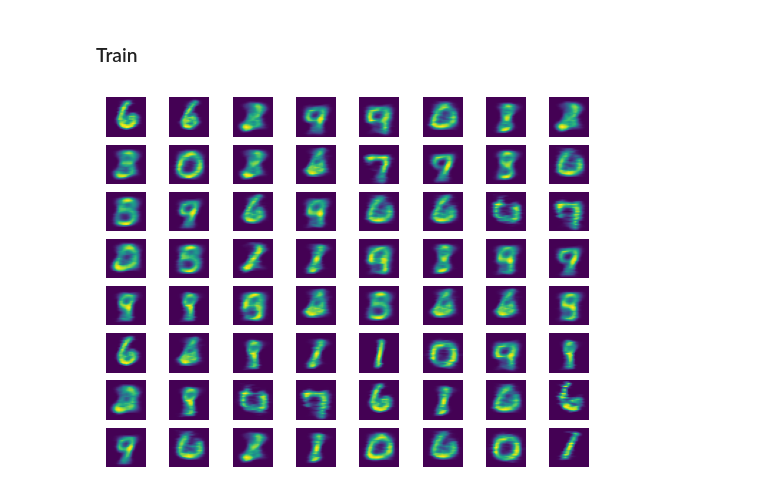
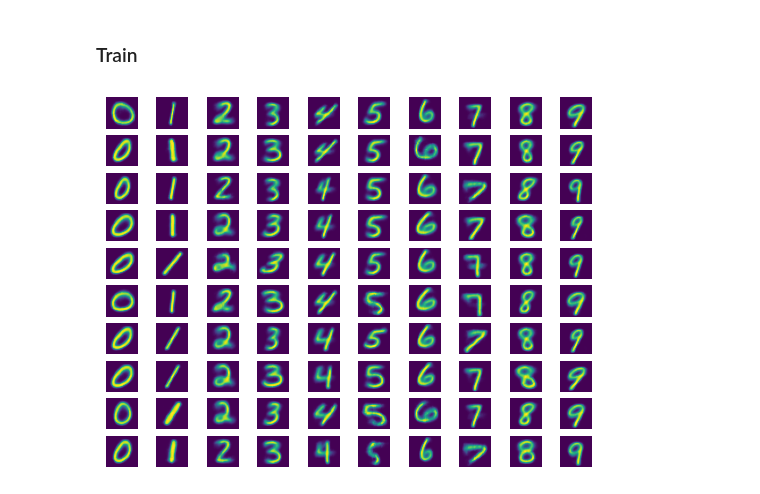
Before and after one commit to Grantmartin2002/Conditional-VAE, a Jupyter notebook: Variational Auto Encoder.ipynb, the cells around one changed output. Drawn from its saved outputs; the diff is of its cells as text; code cells hidden in the pictures.

```diff
--- a/Variational Auto Encoder.ipynb
+++ b/Variational Auto Encoder.ipynb
@@ -203,12 +206,15 @@ Train Epoch: 7 [50000/60000 (83%)]      Loss: 139.442959
 ### Train ###
 # %%
 with torch.no_grad():
-    z = torch.randn(64, 2).to(device)
-    sample = vae.decoder(z)
 
-    for (i, img) in enumerate(sample):
-        plt.subplot(8, 8, i+1)
+    c = torch.tensor([i % 10 for i in range(100)])
+
+
+    generated_images = vae.generate(c)
+
+    for (i, img) in enumerate(generated_images):
+        plt.subplot(10, 10, i+1)
         plt.imshow(img.view(28, 28).cpu().numpy())
         plt.axis('off')
 # %% [output]
-[figure, old version]
+[figure, new version]
```
Also changed, not shown: parts of 7 cells of this notebook.
